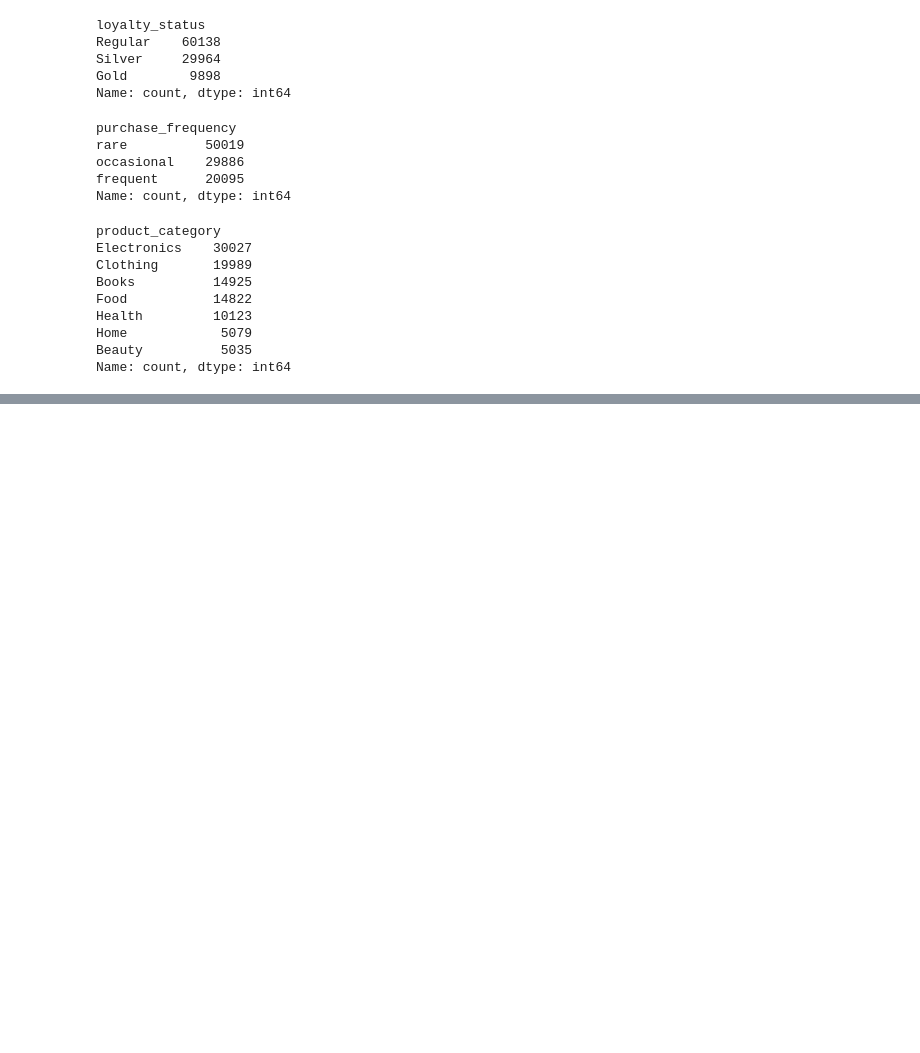
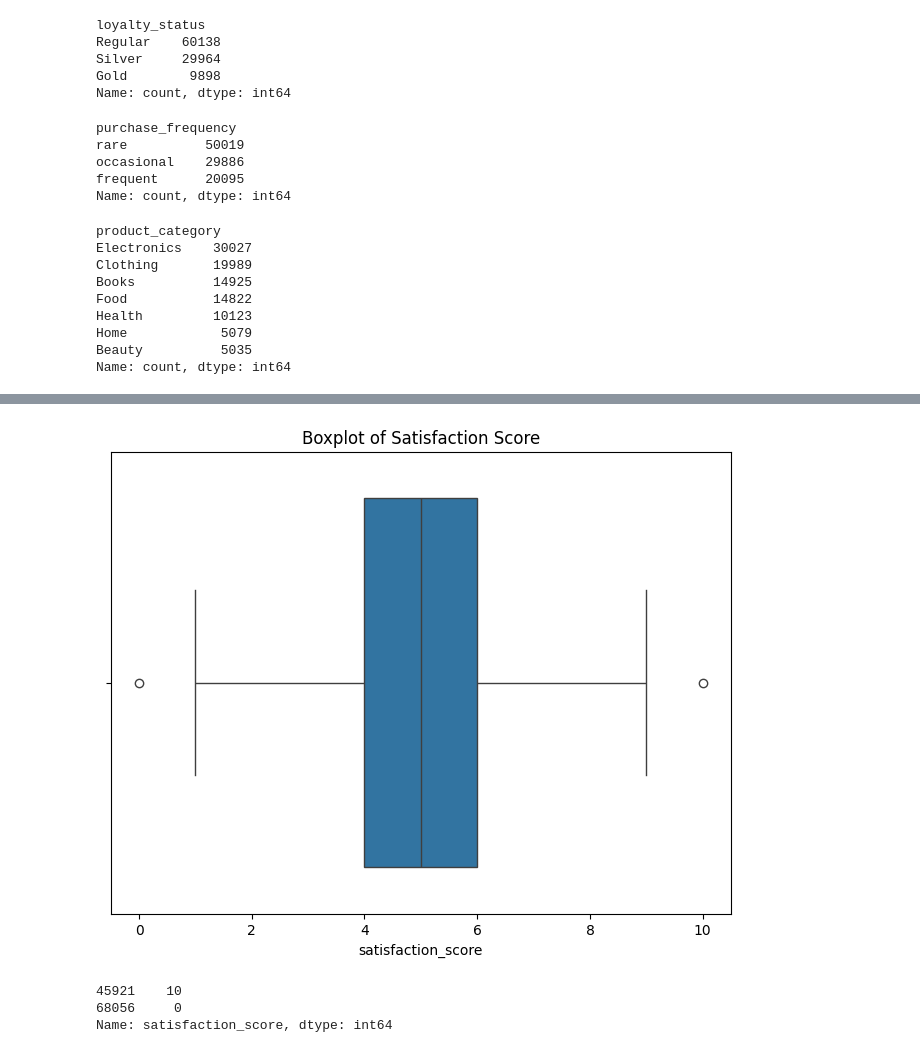
Before and after one commit to BlancJH/Customer-Purchase-Behaviour-Analysis, a Jupyter notebook: models/EDA.ipynb, the cells around one changed output, grey strips where cells are left out. Saved outputs shown, nothing was run; the diff lists cells and outputs as text; code cells hidden in the pictures; blank space fills up the shorter version.

```diff
--- a/models/EDA.ipynb
+++ b/models/EDA.ipynb
@@ -127,0 +210,12 @@ Name: count, dtype: int64
+# %%
+# Outlier from satisfaction score
+
+create_boxplot(df, 'satisfaction_score', title='Boxplot of Satisfaction Score')
+outliers = identify_outliers(df, 'satisfaction_score')
+
+print(outliers)
+# %% [output]
+[figure, added]
+45921    10
+68056     0
+Name: satisfaction_score, dtype: int64
```
Also changed, not shown: parts of 12 cells of this notebook.
